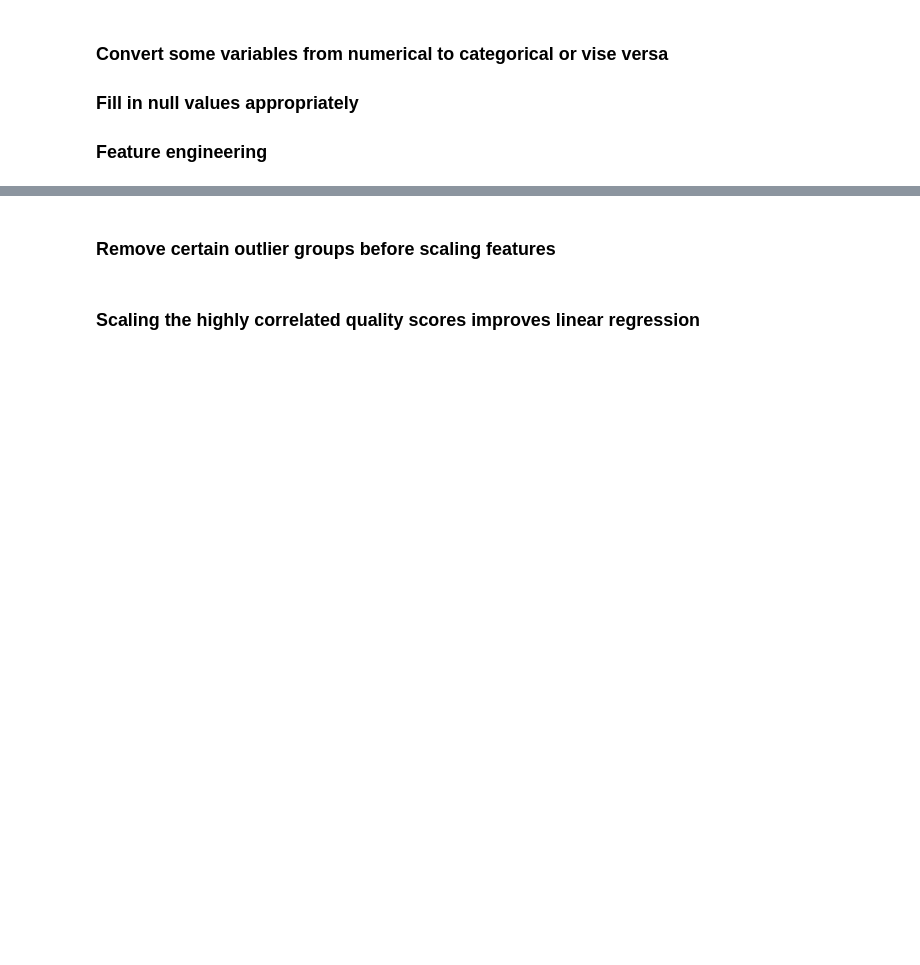
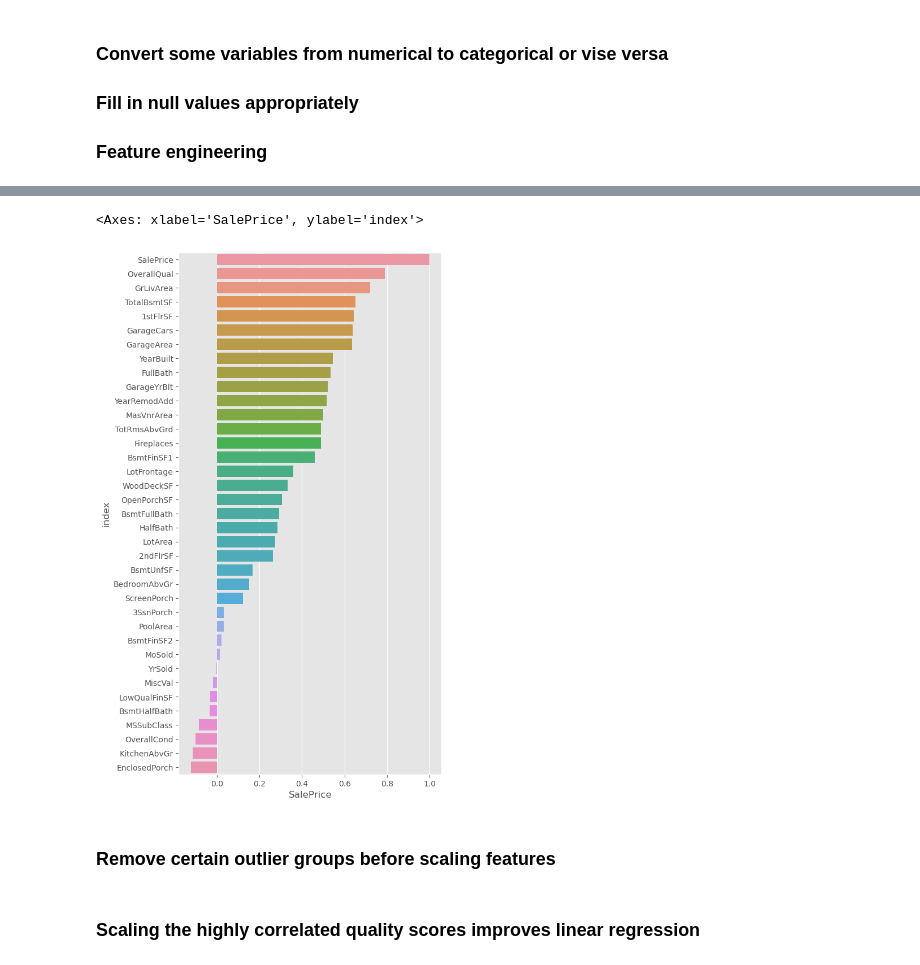
Before and after one commit to Na-ta-lie/Ames-Price-Prediction, a Jupyter notebook: preprocessing_better.ipynb, the cells around one changed output, grey strips where cells are left out. Cells and saved outputs as stored; diff of their text form; code cells hidden in the pictures; blank space fills up the shorter version.

```diff
--- a/preprocessing_better.ipynb
+++ b/preprocessing_better.ipynb
@@ -311,17 +509,20 @@ plt.show()
 # %%
 corr = corr.sort_values('SalePrice', ascending=False)
-#corr = corr.reset_index()
+corr = corr.reset_index()
 # fig = px.bar(corr,
 #              x='SalePrice',
 #              labels={'x': 'Index', 'SalePrice': 'Sale Price'},
 #              title='Sale Price by Index',
 #             height = 1000)
 
 plt.figure(figsize=(6,12))
-sns.barplot(x = 'SalePrice', y  = 'index', data = corr)
+sns.barplot(x = 'SalePrice', y = 'index', data = corr)
 
 # Show the plot
 #fig.show()
+# %% [output]
+<Axes: xlabel='SalePrice', ylabel='index'>
+[figure, added]
 # %%
 housing = pd.read_csv('Ames_HousePrice.csv', index_col=0)
 # reset index so there is only one number associated with each house
```
Also changed, not shown: parts of 25 cells of this notebook, 10 other files.
